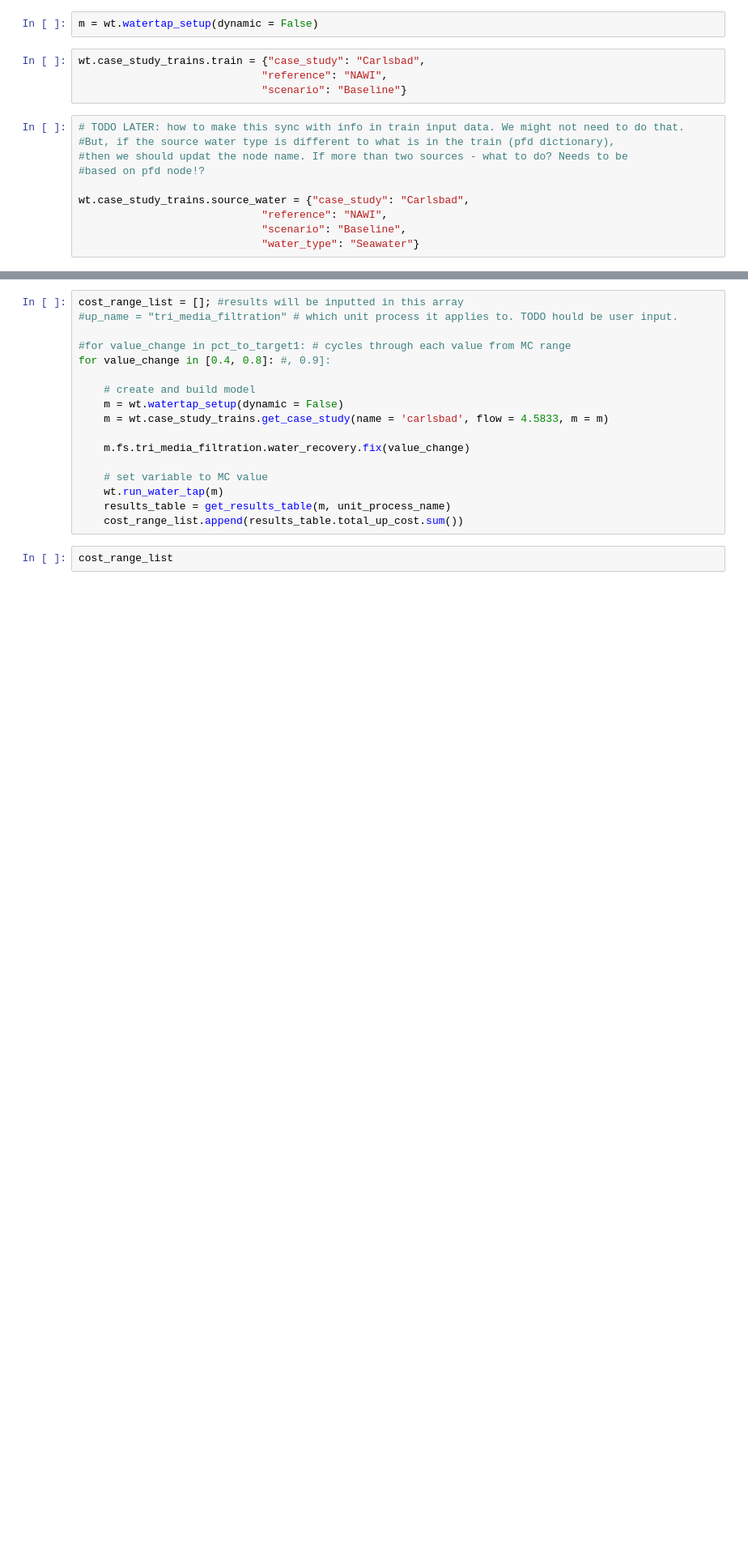
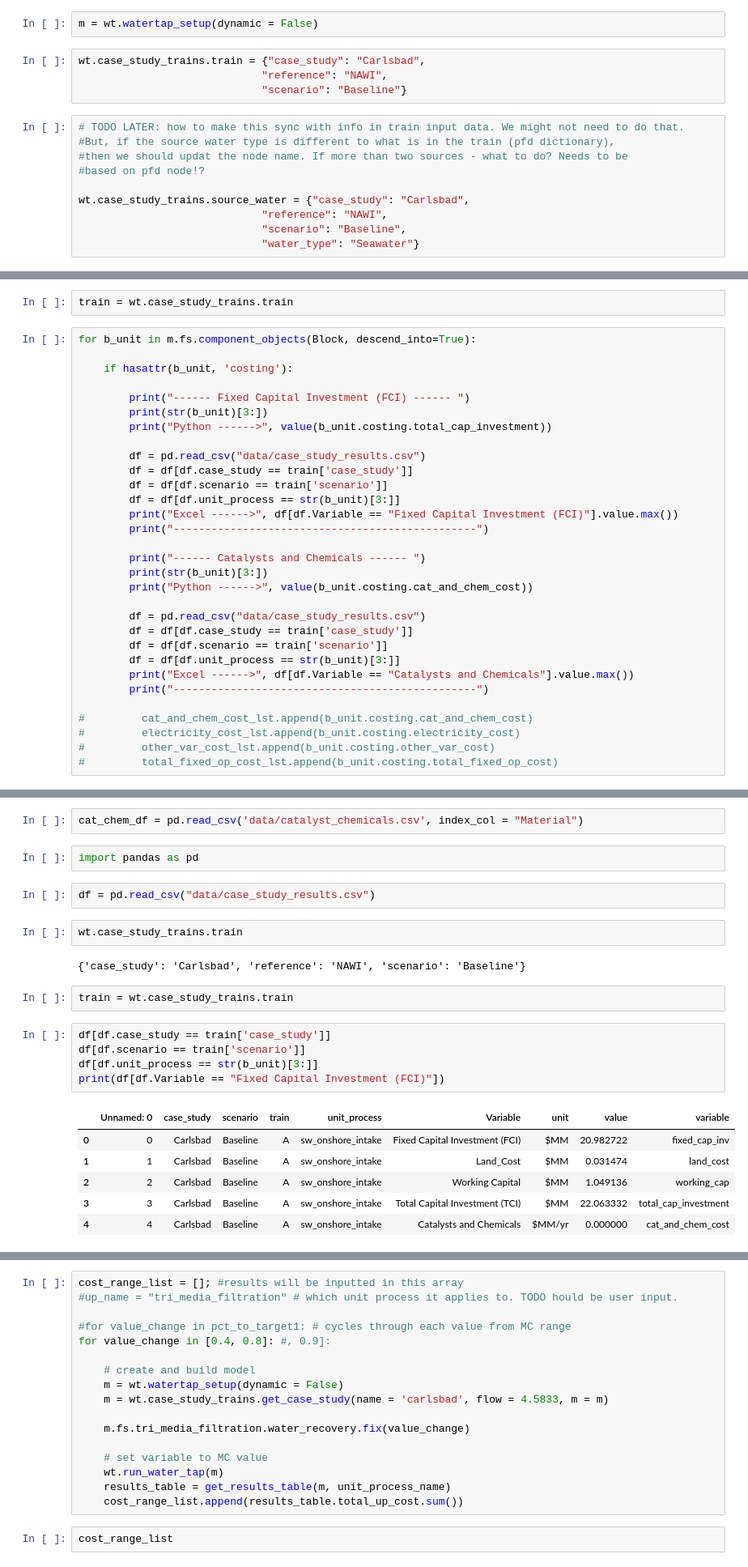
Before and after one commit to NREL/WaterTAP3, a Jupyter notebook: IDAES-WaterTAP3_v2/WaterTAP3_Feb22_test_trains.ipynb, the cells around one changed output, grey strips where cells are left out. Shown at 81% size. Drawn from its saved outputs; the diff is of its cells as text; blank space fills up the shorter version.

Commit message:
fixing bug in cat and chems in financials. updated notebooke

```diff
--- a/IDAES-WaterTAP3_v2/WaterTAP3_Feb22_test_trains.ipynb
+++ b/IDAES-WaterTAP3_v2/WaterTAP3_Feb22_test_trains.ipynb
@@ -47,0 +50,33 @@ NOTE: Other linear solvers might be more efficient (see Ipopt documentation).
+# %%
+train = wt.case_study_trains.train
+# %%
+for b_unit in m.fs.component_objects(Block, descend_into=True):
+
+    if hasattr(b_unit, 'costing'):
+
+        print("------ Fixed Capital Investment (FCI) ------ ")
+        print(str(b_unit)[3:])
+        print("Python ------>", value(b_unit.costing.total_cap_investment))
+
+        df = pd.read_csv("data/case_study_results.csv")
+        df = df[df.case_study == train['case_study']]
+        df = df[df.scenario == train['scenario']]
+        df = df[df.unit_process == str(b_unit)[3:]]
+        print("Excel ------>", df[df.Variable == "Fixed Capital Investment (FCI)"].value.max())
+        print("------------------------------------------------")
+
+        print("------ Catalysts and Chemicals ------ ")
+        print(str(b_unit)[3:])
+        print("Python ------>", value(b_unit.costing.cat_and_chem_cost))
+
+        df = pd.read_csv("data/case_study_results.csv")
+        df = df[df.case_study == train['case_study']]
+        df = df[df.scenario == train['scenario']]
+        df = df[df.unit_process == str(b_unit)[3:]]
+        print("Excel ------>", df[df.Variable == "Catalysts and Chemicals"].value.max())
+        print("------------------------------------------------")
+
+#         cat_and_chem_cost_lst.append(b_unit.costing.cat_and_chem_cost)
+#         electricity_cost_lst.append(b_unit.costing.electricity_cost)
+#         other_var_cost_lst.append(b_unit.costing.other_var_cost)
+#         total_fixed_op_cost_lst.append(b_unit.costing.total_fixed_op_cost)
@@ -47,0 +101,24 @@ NOTE: Other linear solvers might be more efficient (see Ipopt documentation).
+# %%
+cat_chem_df = pd.read_csv('data/catalyst_chemicals.csv', index_col = "Material")
+# %%
+import pandas as pd
+# %%
+df = pd.read_csv("data/case_study_results.csv")
+# %%
+wt.case_study_trains.train
+# %% [output]
+{'case_study': 'Carlsbad', 'reference': 'NAWI', 'scenario': 'Baseline'}
+# %%
+train = wt.case_study_trains.train
+# %%
+df[df.case_study == train['case_study']]
+df[df.scenario == train['scenario']]
+df[df.unit_process == str(b_unit)[3:]]
+print(df[df.Variable == "Fixed Capital Investment (FCI)"])
+# %% [output]
+|  | Unnamed: 0 | case_study | scenario | train | unit_process | Variable | unit | value | variable |
+| 0 | 0 | Carlsbad | Baseline | A | sw_onshore_intake | Fixed Capital Investment (FCI) | $MM | 20.982722 | fixed_cap_inv |
+| 1 | 1 | Carlsbad | Baseline | A | sw_onshore_intake | Land_Cost | $MM | 0.031474 | land_cost |
+| 2 | 2 | Carlsbad | Baseline | A | sw_onshore_intake | Working Capital | $MM | 1.049136 | working_cap |
+| 3 | 3 | Carlsbad | Baseline | A | sw_onshore_intake | Total Capital Investment (TCI) | $MM | 22.063332 | total_cap_investment |
+| 4 | 4 | Carlsbad | Baseline | A | sw_onshore_intake | Catalysts and Chemicals | $MM/yr | 0.000000 | cat_and_chem_cost |
```
Also changed, not shown: parts of 5 cells of this notebook, 7 other files.
